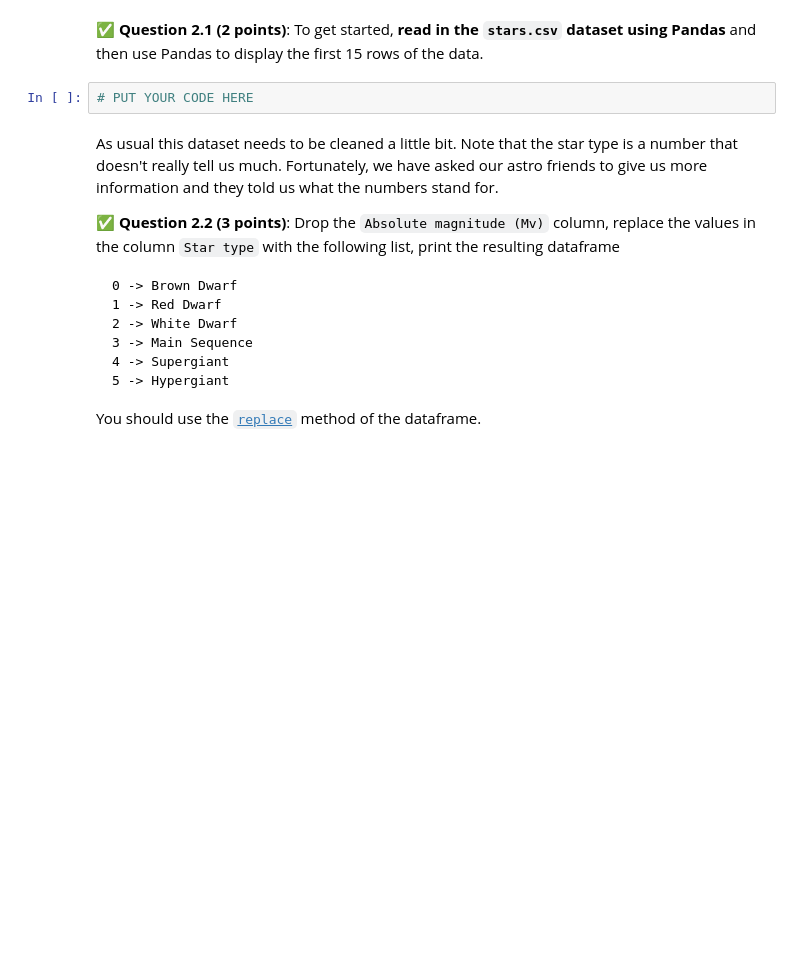
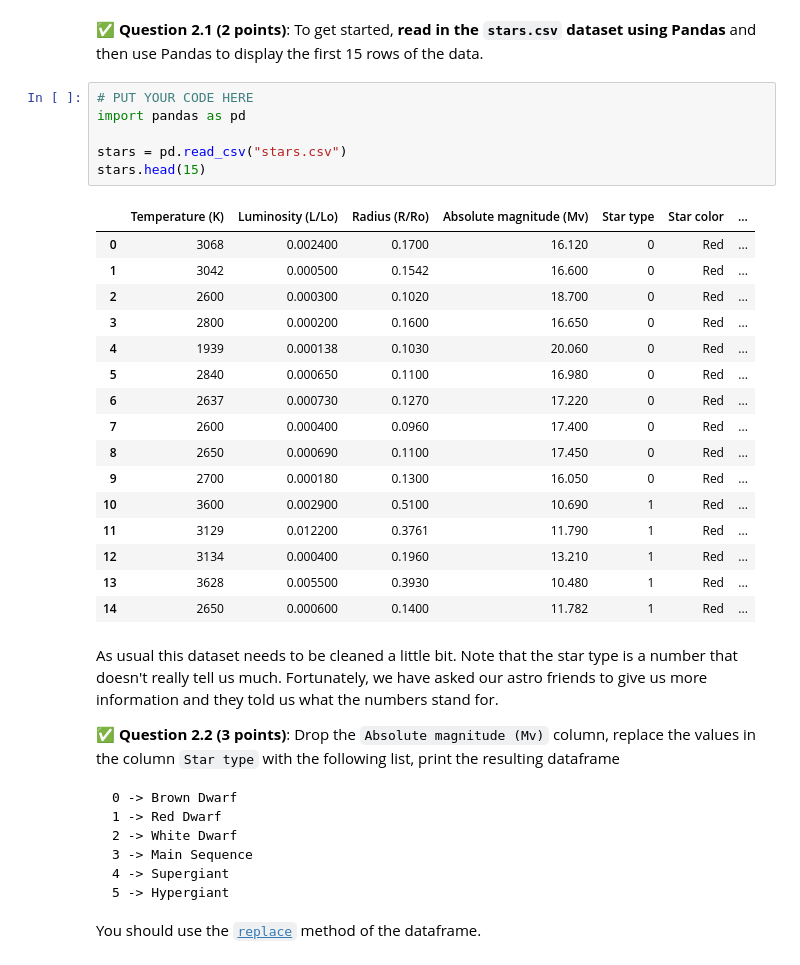
Before and after one commit to silentsiren701/cmse202-s22-turnin, a Jupyter notebook: hw-02/HW-02_PandasReviewAndPythonObjectsAndABM-STUDENT.ipynb, the cells around one changed output. Drawn from its saved outputs; the diff is of its cells as text; blank space fills up the shorter version.

```diff
--- a/hw-02/HW-02_PandasReviewAndPythonObjectsAndABM-STUDENT.ipynb
+++ b/hw-02/HW-02_PandasReviewAndPythonObjectsAndABM-STUDENT.ipynb
@@ -62,6 +62,27 @@ You can download the file from here:
 &#9989; **Question 2.1 (2 points)**: To get started, **read in the `stars.csv` dataset using Pandas** and then use Pandas to display the first 15 rows of the data.
 # %%
 # PUT YOUR CODE HERE
+import pandas as pd
+
+stars = pd.read_csv("stars.csv")
+stars.head(15)
+# %% [output]
+|  | Temperature (K) | Luminosity (L/Lo) | Radius (R/Ro) | Absolute magnitude (Mv) | Star type | Star color | ... |
+| 0 | 3068 | 0.002400 | 0.1700 | 16.120 | 0 | Red | ... |
+| 1 | 3042 | 0.000500 | 0.1542 | 16.600 | 0 | Red | ... |
+| 2 | 2600 | 0.000300 | 0.1020 | 18.700 | 0 | Red | ... |
+| 3 | 2800 | 0.000200 | 0.1600 | 16.650 | 0 | Red | ... |
+| 4 | 1939 | 0.000138 | 0.1030 | 20.060 | 0 | Red | ... |
+| 5 | 2840 | 0.000650 | 0.1100 | 16.980 | 0 | Red | ... |
+| 6 | 2637 | 0.000730 | 0.1270 | 17.220 | 0 | Red | ... |
+| 7 | 2600 | 0.000400 | 0.0960 | 17.400 | 0 | Red | ... |
+| 8 | 2650 | 0.000690 | 0.1100 | 17.450 | 0 | Red | ... |
+| 9 | 2700 | 0.000180 | 0.1300 | 16.050 | 0 | Red | ... |
+| 10 | 3600 | 0.002900 | 0.5100 | 10.690 | 1 | Red | ... |
+| 11 | 3129 | 0.012200 | 0.3761 | 11.790 | 1 | Red | ... |
+| 12 | 3134 | 0.000400 | 0.1960 | 13.210 | 1 | Red | ... |
+| 13 | 3628 | 0.005500 | 0.3930 | 10.480 | 1 | Red | ... |
+| 14 | 2650 | 0.000600 | 0.1400 | 11.782 | 1 | Red | ... |
 # %% [markdown]
 As usual this dataset needs to be cleaned a little bit. Note that the star type is a number that doesn't really tell us much. Fortunately, we have asked our astro friends to give us more information and they told us what the numbers stand for.
 
```
Also changed, not shown: parts of 11 cells of this notebook, 1 other file.
